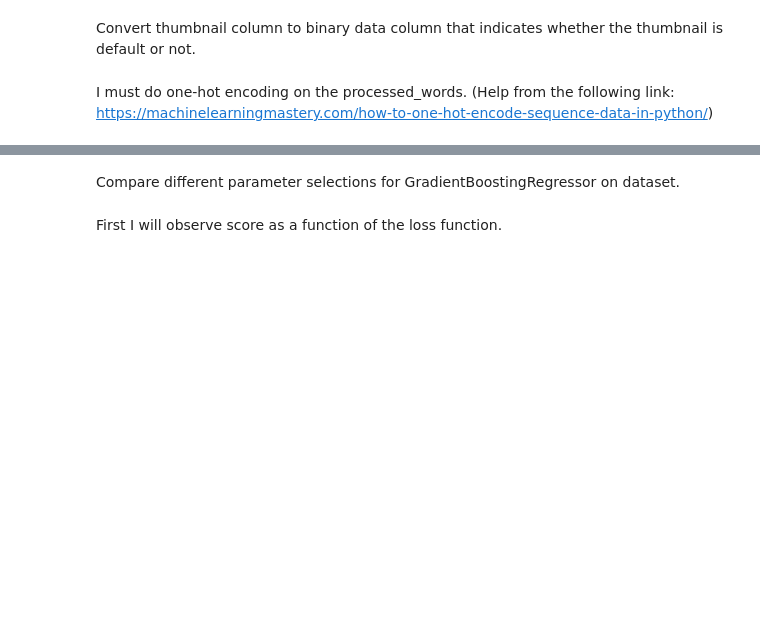
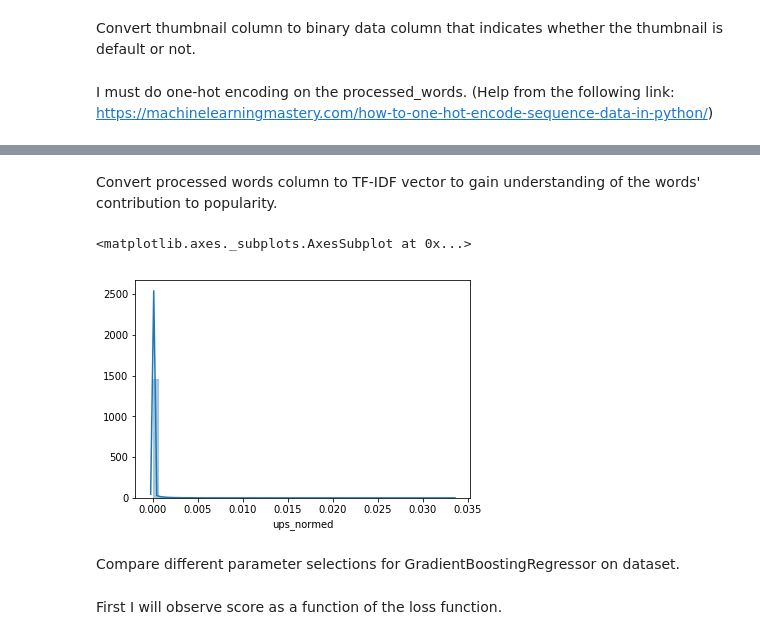
Before and after one commit to TiernonRR/Dank_AIT, a Jupyter notebook: Untitled Folder/Boosting.ipynb, the cells around one changed output, grey strips where cells are left out. Drawn from its saved outputs; the diff is of its cells as text; code cells hidden in the pictures; blank space fills up the shorter version.

```diff
--- a/Untitled Folder/Boosting.ipynb
+++ b/Untitled Folder/Boosting.ipynb
@@ -76,0 +112,2 @@ dank_data['processed_words'] = onehot_encoded
+# %% [markdown]
+Convert processed words column to TF-IDF vector to gain understanding of the words' contribution to popularity.
@@ -76,0 +121,5 @@ dank_data['processed_words'] = onehot_encoded
+# %%
+sns.distplot(dank_data["ups_normed"])
+# %% [output]
+<matplotlib.axes._subplots.AxesSubplot at 0x...>
+[figure, added]
```
Also changed, not shown: parts of 41 cells of this notebook.
